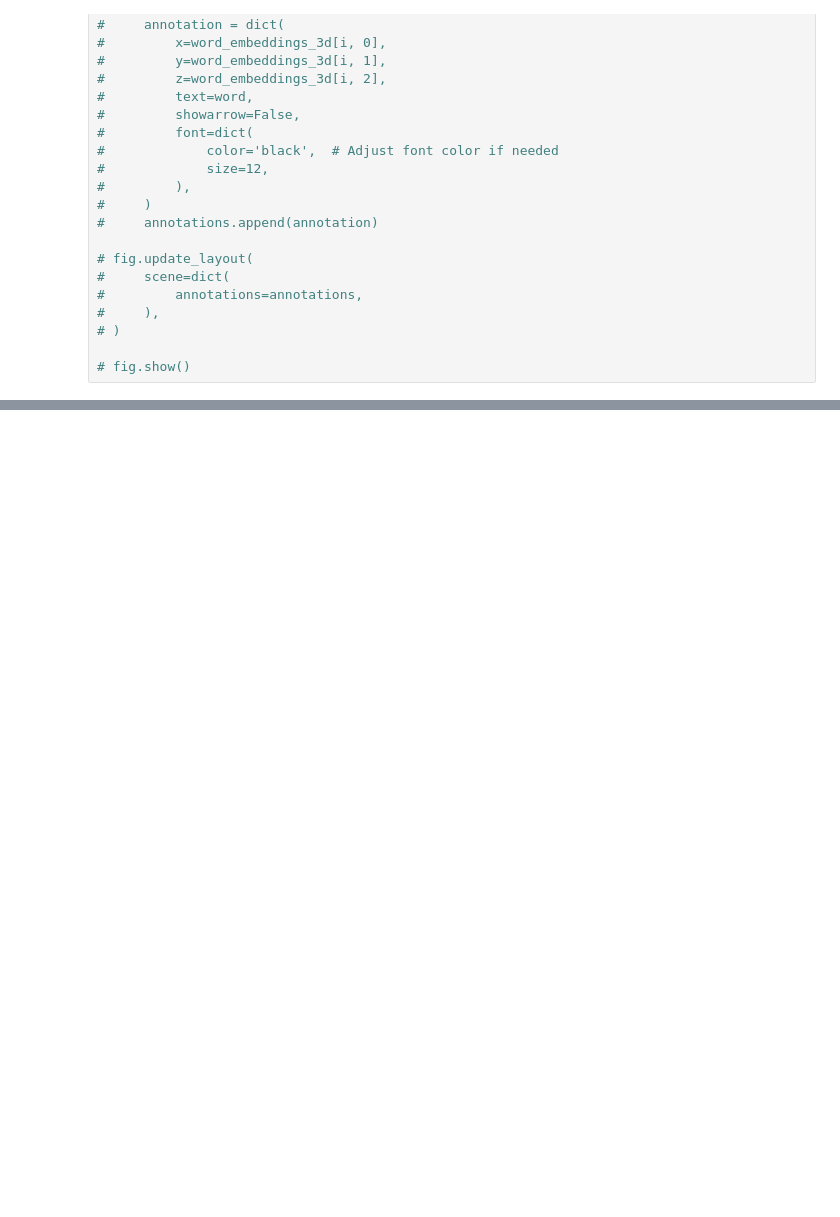
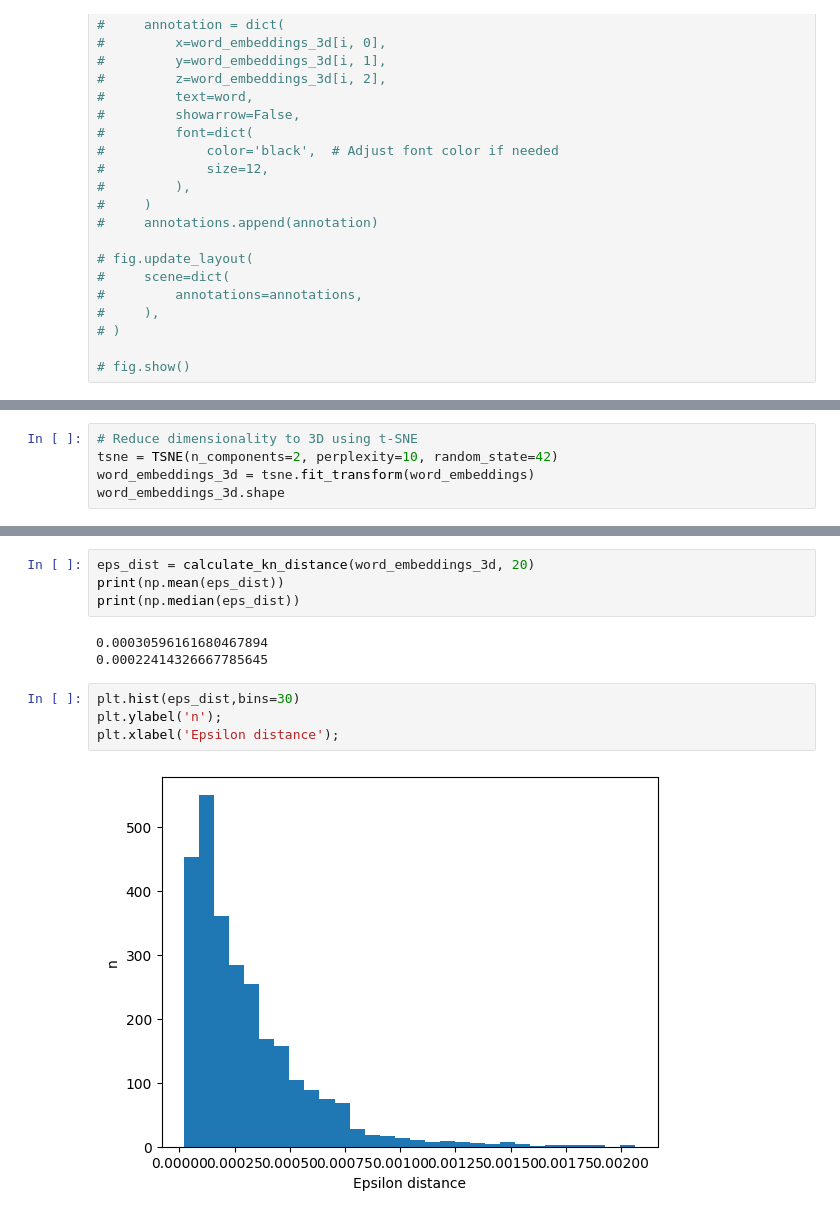
Before and after one commit to bmwise14/NES_Salad, a Jupyter notebook: notebooks/240507_VisWords.ipynb, the cells around one changed output, grey strips where cells are left out. Saved outputs shown, nothing was run; the diff lists cells and outputs as text; blank space fills up the shorter version.

```diff
--- a/notebooks/240507_VisWords.ipynb
+++ b/notebooks/240507_VisWords.ipynb
@@ -269,0 +321,5 @@ fig.show()
+# %%
+# Reduce dimensionality to 3D using t-SNE
+tsne = TSNE(n_components=2, perplexity=10, random_state=42)
+word_embeddings_3d = tsne.fit_transform(word_embeddings)
+word_embeddings_3d.shape
@@ -269,0 +347,13 @@ fig.show()
+# %%
+eps_dist = calculate_kn_distance(word_embeddings_3d, 20)
+print(np.mean(eps_dist))
+print(np.median(eps_dist))
+# %% [output]
+0.00030596161680467894
+0.00022414326667785645
+# %%
+plt.hist(eps_dist,bins=30)
+plt.ylabel('n');
+plt.xlabel('Epsilon distance');
+# %% [output]
+[figure, added]
```
Also changed, not shown: parts of 30 cells of this notebook.
